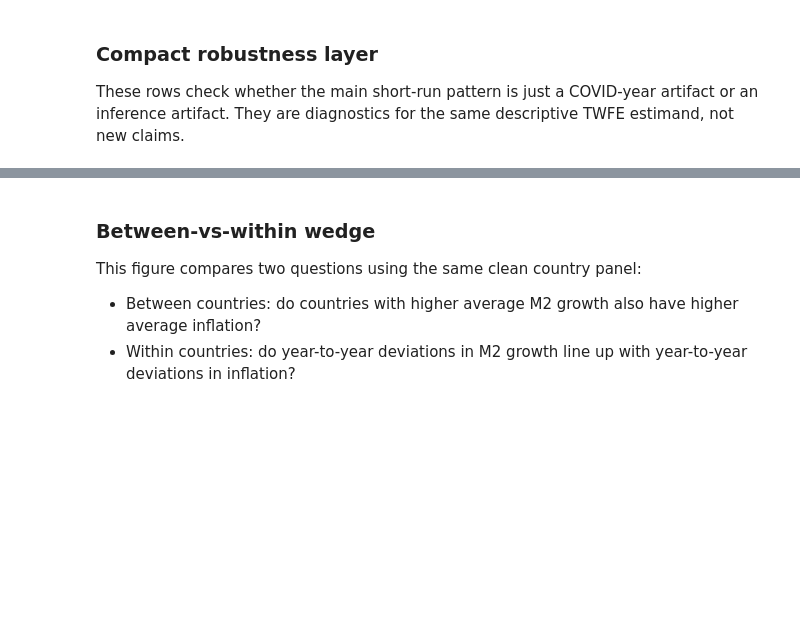
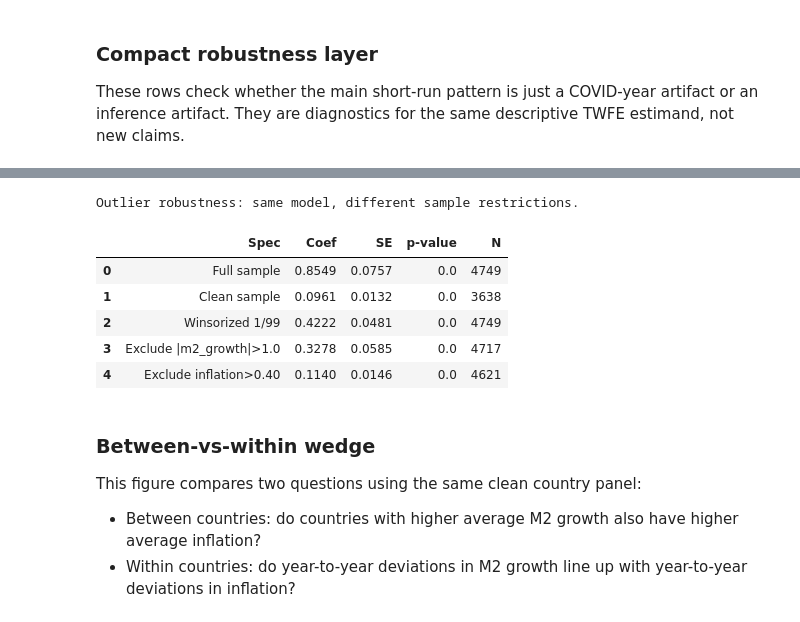
Before and after one commit to 4minutes-chung/monetary-panel-study, a Jupyter notebook: 03_analysis_notebooks/02_money_inflation_twfe.ipynb, the cells around one changed output, grey strips where cells are left out. Cells and saved outputs as stored; diff of their text form; code cells hidden in the pictures; blank space fills up the shorter version.

```diff
--- a/03_analysis_notebooks/02_money_inflation_twfe.ipynb
+++ b/03_analysis_notebooks/02_money_inflation_twfe.ipynb
@@ -251,3 +393,55 @@ display(robustness_table[["label", "sample", "coef_m2_growth", "se", "t_stat", "
+# %%
+# Extension 3: outlier robustness — same TWFE across five sample restrictions
+
+# Spec 1: full sample (sample_main == 1)
+_full = panel[panel["sample_main"] == 1].copy()
+
+# Spec 2: clean sample (sample_low_inflation == 1)
+_clean = panel[panel["sample_low_inflation"] == 1].copy()
+
+# Spec 3: winsorized 1/99 on m2_growth and inflation (within full sample)
+_wins = _full.copy()
+_m2_lo, _m2_hi = _wins["m2_growth"].quantile([0.01, 0.99])
+_inf_lo, _inf_hi = _wins["inflation"].quantile([0.01, 0.99])
+_wins["m2_growth"] = _wins["m2_growth"].clip(_m2_lo, _m2_hi)
+_wins["inflation"] = _wins["inflation"].clip(_inf_lo, _inf_hi)
+
+# Spec 4: exclude |m2_growth| > 1.0 (>100% growth)
+_ex_m2 = _full[_full["m2_growth"].abs() <= 1.0].copy()
+
+# Spec 5: exclude inflation > 0.40 (>40%)
+_ex_inf = _full[_full["inflation"] <= 0.40].copy()
+
+_outlier_specs = [
+    ("Full sample",             _full),
+    ("Clean sample",            _clean),
+    ("Winsorized 1/99",         _wins),
+    ("Exclude |m2_growth|>1.0", _ex_m2),
+    ("Exclude inflation>0.40",  _ex_inf),
+]
+
+_out_rows = []
+for _spec_label, _df in _outlier_specs:
+    _res = fit_inflation_twfe(_df)
+    _out_rows.append({
+        "Spec":    _spec_label,
+        "Coef":   round(float(_res.params["m2_growth"]), 4),
+        "SE":     round(float(_res.std_errors["m2_growth"]), 4),
+        "p-value": round(float(_res.pvalues["m2_growth"]), 4),
+        "N":      int(_res.nobs),
+    })
+
+_outlier_table = pd.DataFrame(_out_rows)
+print("Outlier robustness: same model, different sample restrictions.")
+display(_outlier_table)
+# %% [output]
+Outlier robustness: same model, different sample restrictions.
+|  | Spec | Coef | SE | p-value | N |
+| 0 | Full sample | 0.8549 | 0.0757 | 0.0 | 4749 |
+| 1 | Clean sample | 0.0961 | 0.0132 | 0.0 | 3638 |
+| 2 | Winsorized 1/99 | 0.4222 | 0.0481 | 0.0 | 4749 |
+| 3 | Exclude |m2_growth|>1.0 | 0.3278 | 0.0585 | 0.0 | 4717 |
+| 4 | Exclude inflation>0.40 | 0.1140 | 0.0146 | 0.0 | 4621 |
 # %% [markdown]
 ### Between-vs-within wedge
 
```
Also changed, not shown: parts of 7 cells of this notebook, 2 other files.
